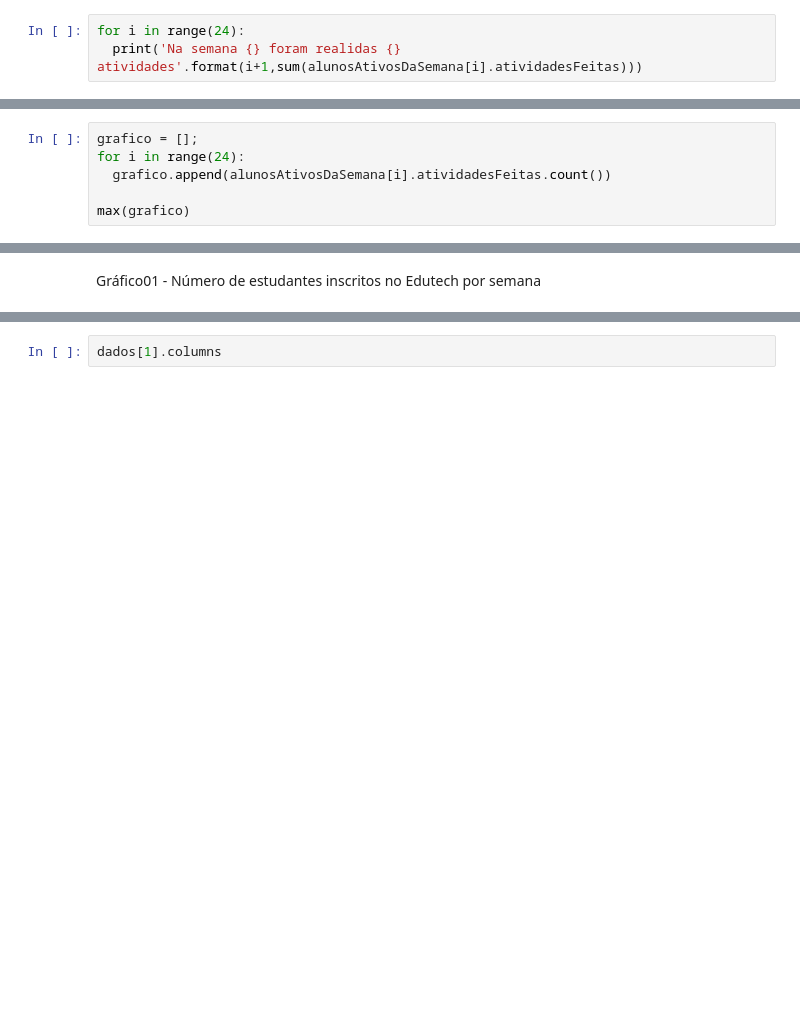
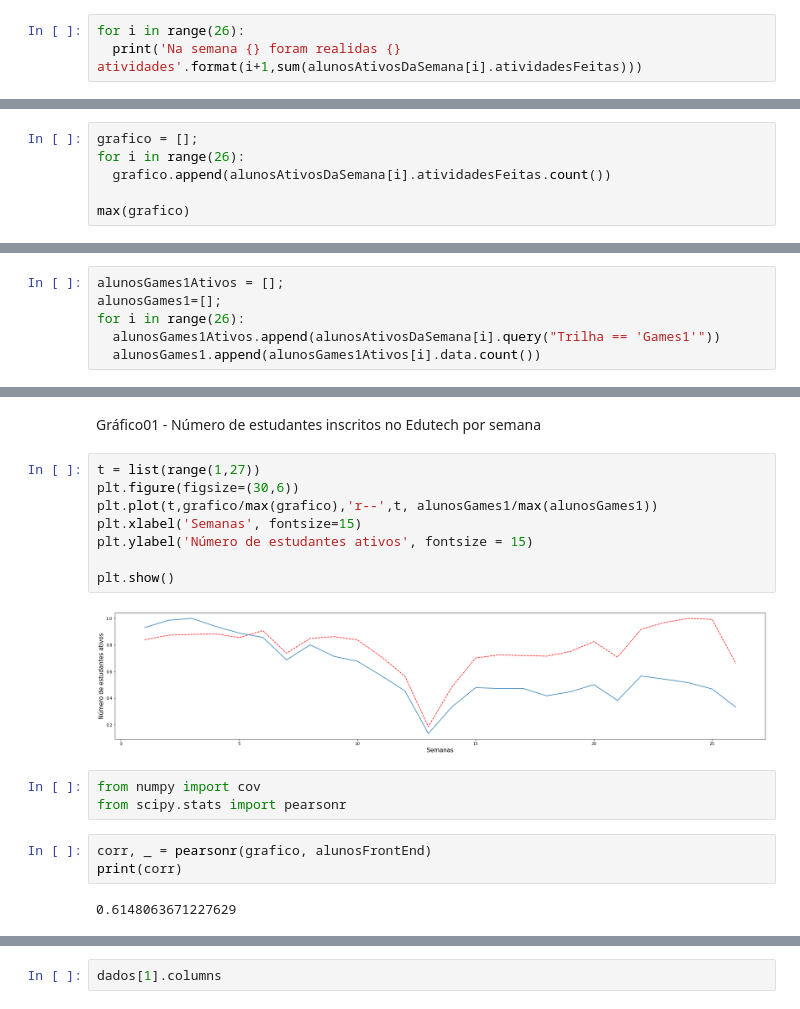
Before and after one commit to marcelopaludetto/aulao-datascience, a Jupyter notebook: aulaoDataScience_atualizado.ipynb, the cells around one changed output, grey strips where cells are left out. Drawn from its saved outputs; the diff is of its cells as text; blank space fills up the shorter version.

```diff
--- a/aulaoDataScience_atualizado.ipynb
+++ b/aulaoDataScience_atualizado.ipynb
@@ -355,5 +361,5 @@ alunosAtivosDaSemana[1]
 # %%
-for i in range(24):
+for i in range(26):
   print('Na semana {} foram realidas {} atividades'.format(i+1,sum(alunosAtivosDaSemana[i].atividadesFeitas)))
 # %% [output]
 Na semana 1 foram realidas 28573 atividades
@@ -376,6 +382,6 @@ Na semana 24 foram realidas 17977 atividades
 # %%
 grafico = [];
-for i in range(24):
+for i in range(26):
   grafico.append(alunosAtivosDaSemana[i].atividadesFeitas.count())
 
 max(grafico)
@@ -399,0 +390,6 @@ max(grafico)
+# %%
+alunosGames1Ativos = [];
+alunosGames1=[];
+for i in range(26):
+  alunosGames1Ativos.append(alunosAtivosDaSemana[i].query("Trilha == 'Games1'"))
+  alunosGames1.append(alunosGames1Ativos[i].data.count())
@@ -404,3 +418,21 @@ import seaborn as sns
 import matplotlib.pyplot as plt
 # %% [markdown]
 Gráfico01 - Número de estudantes inscritos no Edutech por semana
+# %%
+t = list(range(1,27))
+plt.figure(figsize=(30,6))
+plt.plot(t,grafico/max(grafico),'r--',t, alunosGames1/max(alunosGames1))
+plt.xlabel('Semanas', fontsize=15)
+plt.ylabel('Número de estudantes ativos', fontsize = 15)
+
+plt.show()
+# %% [output]
+[figure, added]
+# %%
+from numpy import cov
+from scipy.stats import pearsonr
+# %%
+corr, _ = pearsonr(grafico, alunosFrontEnd)
+print(corr)
+# %% [output]
+0.6148063671227629
```
Also changed, not shown: parts of 28 cells of this notebook.
